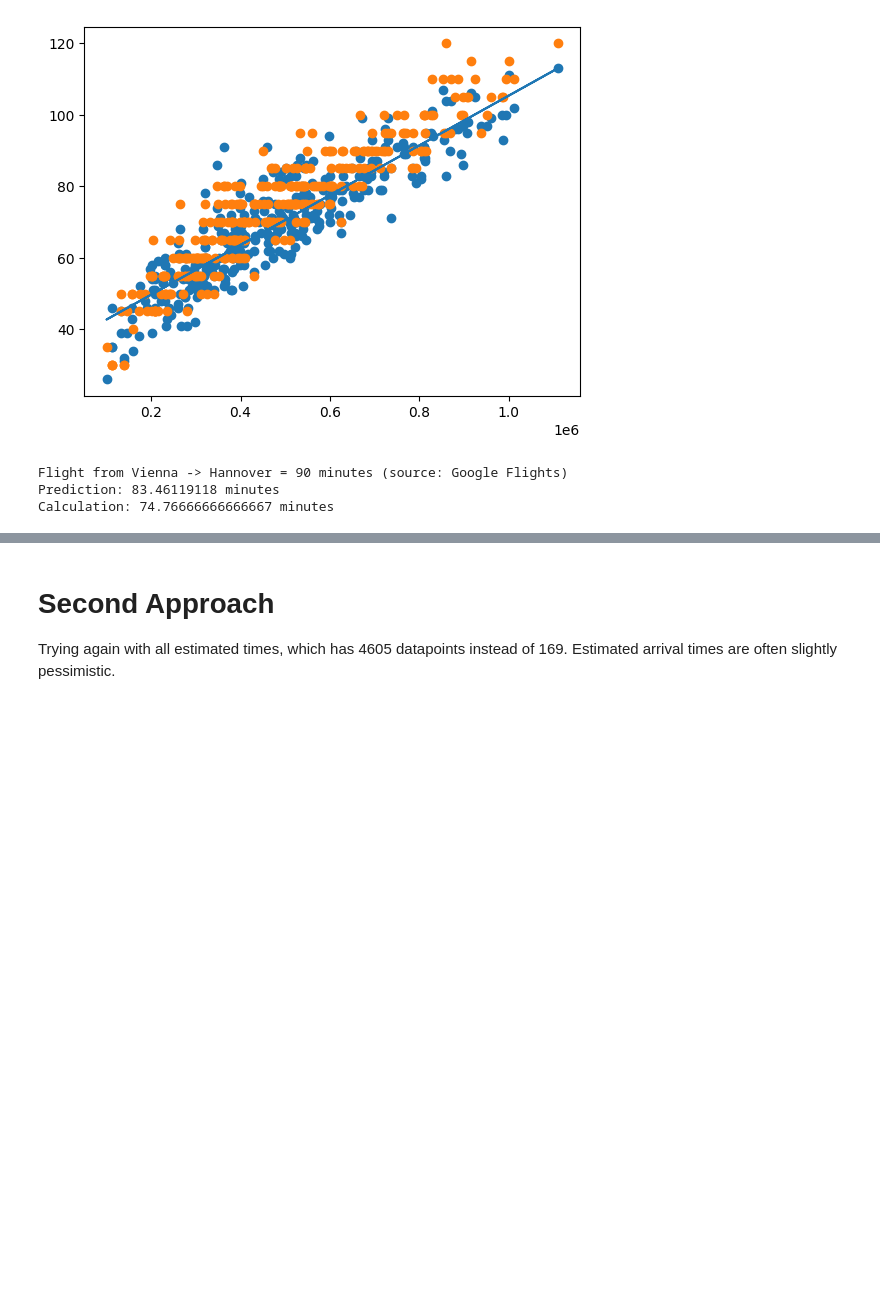
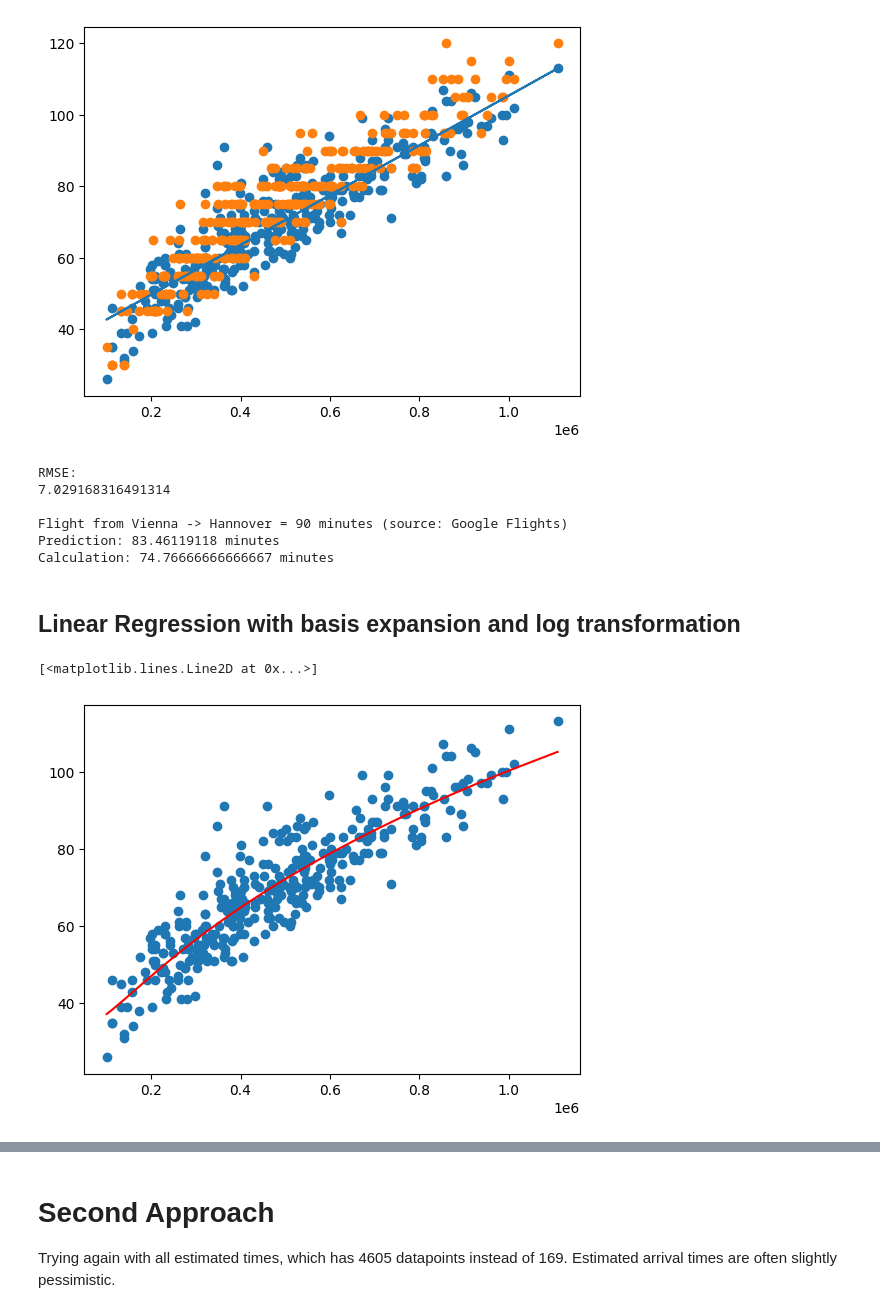
Before and after one commit to custibor99/DOPP_GROUP25, a Jupyter notebook: notebooks/FlightDuration.ipynb, the cells around one changed output, grey strips where cells are left out. Cells and saved outputs as stored; diff of their text form; code cells hidden in the pictures; blank space fills up the shorter version.

Commit message:
linear regression with basis expansion

```diff
--- a/notebooks/FlightDuration.ipynb
+++ b/notebooks/FlightDuration.ipynb
@@ -102,13 +113,42 @@ plt.plot(X, model.predict(X))
 [figure]
 # %%
 import scripts.FlightEstimator as estimator
+print("RMSE:")
+print(calculate_rmse(y, model.predict(X)))   # dont use the sorted data
+print()
 
 print("Flight from Vienna -> Hannover = 90 minutes (source: Google Flights)")
-
 print(f"Prediction: {model.predict([[685332]])} minutes".replace('[', '').replace(']', ''))
-
 print(f"Calculation: {(estimator.calculate_duration(685332) / 60) - estimator.boarding_time - estimator.alight_time} minutes")
 # %% [output]
+RMSE:
+7.029168316491314
+
 Flight from Vienna -> Hannover = 90 minutes (source: Google Flights)
 Prediction: 83.46119118 minutes
 Calculation: 74.76666666666667 minutes
+# %% [markdown]
+## Linear Regression with basis expansion and log transformation
+# %%
+from sklearn.preprocessing import PolynomialFeatures
+from sklearn.linear_model import LinearRegression
+import numpy as np
+
+X = np.log(schedules["distance"].values.reshape(-1, 1)) # log scaling leeds to a better performance for shorter flights
+y = schedules["duration_actual"].values.reshape(-1, 1)
+
+degree = 2
+poly_features = PolynomialFeatures(degree=degree)
+X_poly = poly_features.fit_transform(X)
+
+model = LinearRegression()
+model.fit(X_poly, y)
+
+X_sorted = np.sort(X, axis=0)
+X_sorted_poly = poly_features.transform(X_sorted)
+
+plt.scatter(schedules["distance"], schedules["duration_actual"])
+plt.plot(np.exp(X_sorted), model.predict(X_sorted_poly), color='red')
+# %% [output]
+[<matplotlib.lines.Line2D at 0x...>]
+[figure, added]
```
Also changed, not shown: parts of 10 cells of this notebook.
